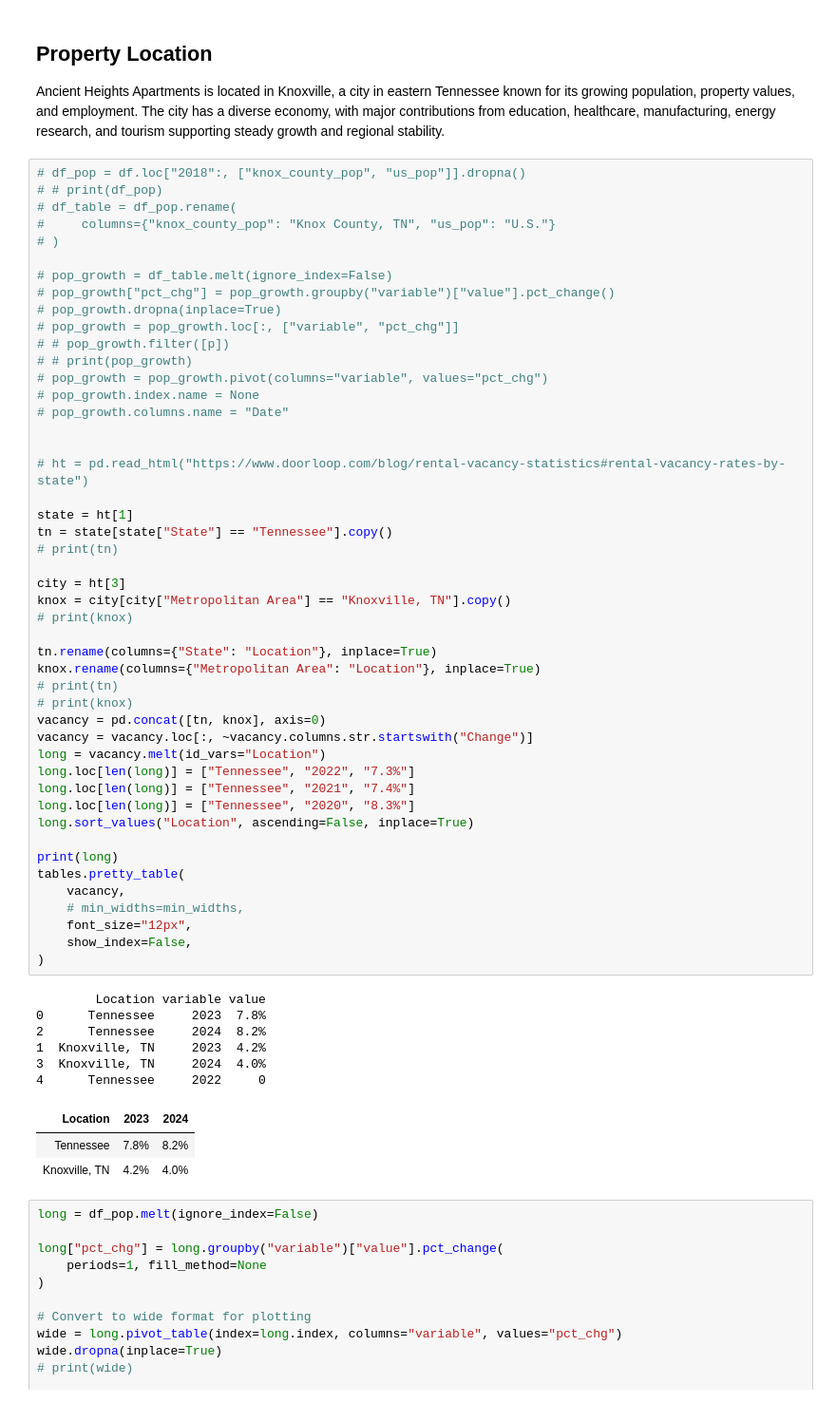
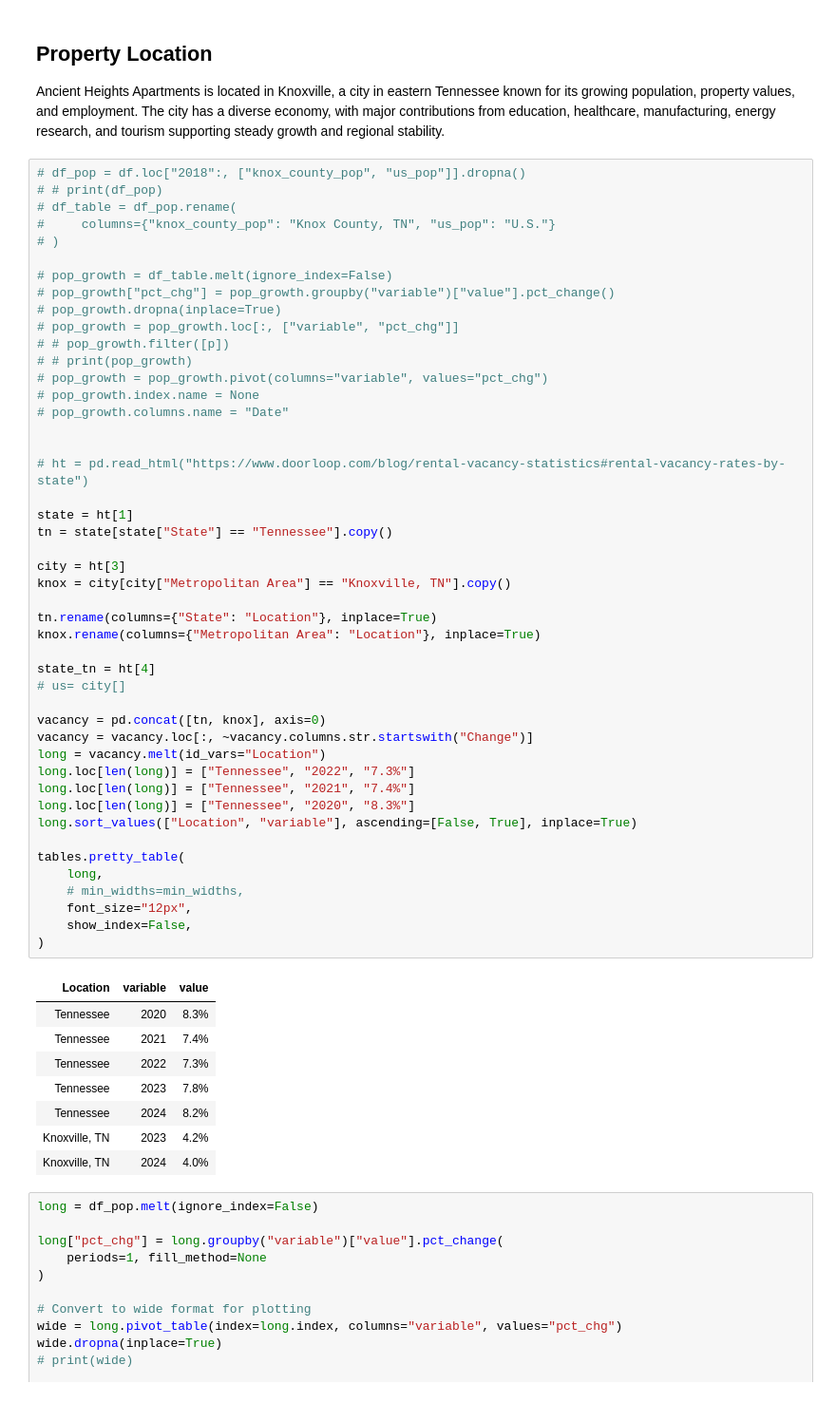
Before and after one commit to aaron-san/ancient-heights, a Jupyter notebook: index.ipynb, the cells around one changed output. Shown at 95% size. Cells and saved outputs as stored; diff of their text form.

```diff
--- a/index.ipynb
+++ b/index.ipynb
@@ -298,49 +298,47 @@ Ancient Heights Apartments is located in Knoxville, a city in eastern Tennessee
 # # pop_growth.filter([p])
 # # print(pop_growth)
 # pop_growth = pop_growth.pivot(columns="variable", values="pct_chg")
 # pop_growth.index.name = None
 # pop_growth.columns.name = "Date"
 
 
 # ht = pd.read_html("https://www.doorloop.com/blog/rental-vacancy-statistics#rental-vacancy-rates-by-state")
 
 state = ht[1]
 tn = state[state["State"] == "Tennessee"].copy()
-# print(tn)
 
 city = ht[3]
 knox = city[city["Metropolitan Area"] == "Knoxville, TN"].copy()
-# print(knox)
 
 tn.rename(columns={"State": "Location"}, inplace=True)
 knox.rename(columns={"Metropolitan Area": "Location"}, inplace=True)
-# print(tn)
-# print(knox)
+
+state_tn = ht[4]
+# us= city[]
+
 vacancy = pd.concat([tn, knox], axis=0)
 vacancy = vacancy.loc[:, ~vacancy.columns.str.startswith("Change")]
 long = vacancy.melt(id_vars="Location")
 long.loc[len(long)] = ["Tennessee", "2022", "7.3%"]
 long.loc[len(long)] = ["Tennessee", "2021", "7.4%"]
 long.loc[len(long)] = ["Tennessee", "2020", "8.3%"]
-long.sort_values("Location", ascending=False, inplace=True)
+long.sort_values(["Location", "variable"], ascending=[False, True], inplace=True)
 
-print(long)
 tables.pretty_table(
-    vacancy,
+    long,
     # min_widths=min_widths,
     font_size="12px",
     show_index=False,
 )
 # %% [output]
-        Location variable value
-0      Tennessee     2023  7.8%
-2      Tennessee     2024  8.2%
-1  Knoxville, TN     2023  4.2%
-3  Knoxville, TN     2024  4.0%
-4      Tennessee     2022     0
-| Location | 2023 | 2024 |
-| Tennessee | 7.8% | 8.2% |
-| Knoxville, TN | 4.2% | 4.0% |
+| Location | variable | value |
+| Tennessee | 2020 | 8.3% |
+| Tennessee | 2021 | 7.4% |
+| Tennessee | 2022 | 7.3% |
+| Tennessee | 2023 | 7.8% |
+| Tennessee | 2024 | 8.2% |
+| Knoxville, TN | 2023 | 4.2% |
+| Knoxville, TN | 2024 | 4.0% |
 # %%
 long = df_pop.melt(ignore_index=False)
 
```
Also changed, not shown: 1 other file.
